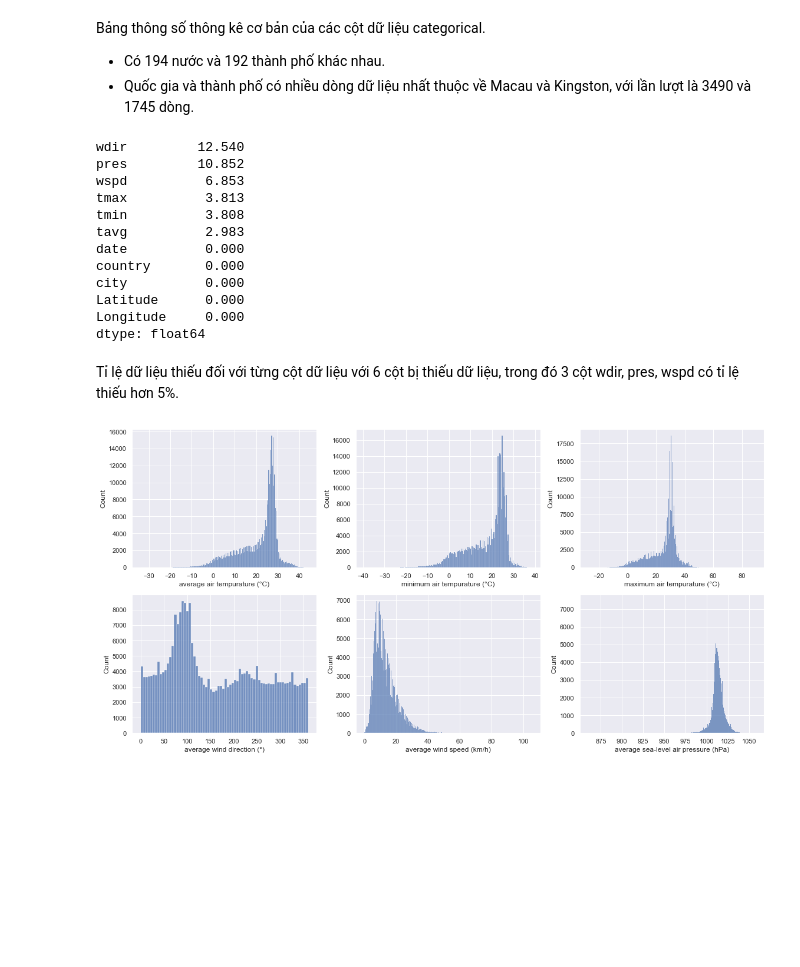
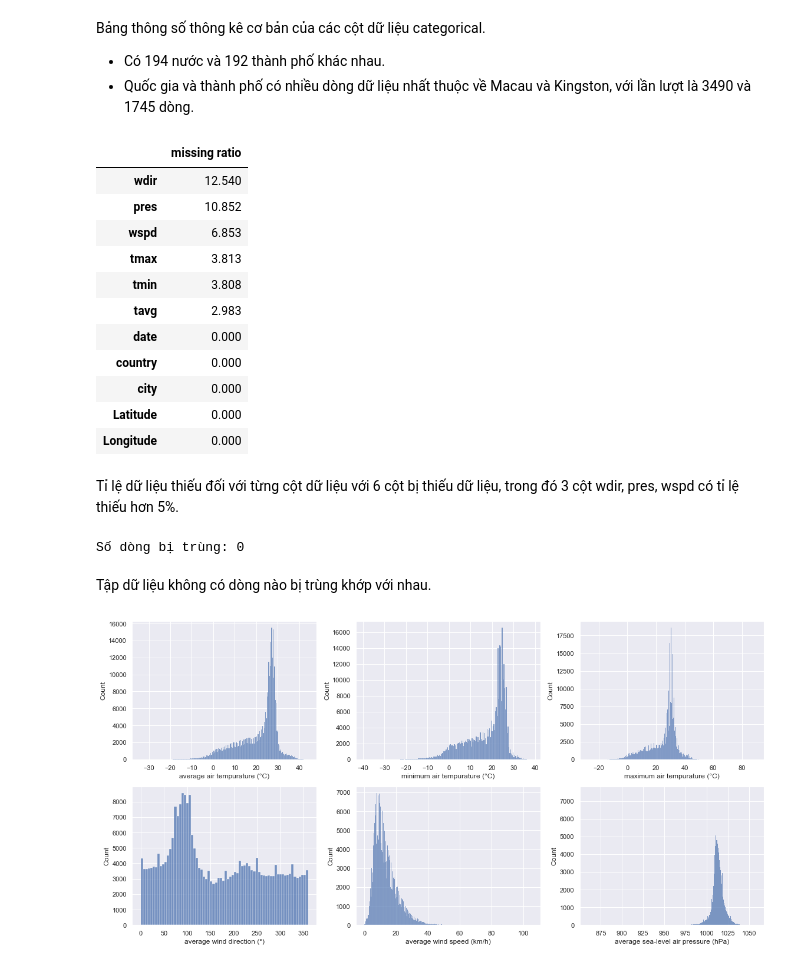
Before and after one commit to the0nlyWyvern/Weather-Analysis, a Jupyter notebook: Gathering_data.ipynb, the cells around one changed output. Saved outputs shown, nothing was run; the diff lists cells and outputs as text; code cells hidden in the pictures; blank space fills up the shorter version.

```diff
--- a/Gathering_data.ipynb
+++ b/Gathering_data.ipynb
@@ -100,26 +100,39 @@ weather_df[['city', 'country']].describe()
 Bảng thông số thông kê cơ bản của các cột dữ liệu categorical.
 * Có 194 nước và 192 thành phố khác nhau.
 * Quốc gia và thành phố có nhiều dòng dữ liệu nhất thuộc về Macau và Kingston, với lần lượt là 3490 và 1745 dòng.
-# %%
-def missing_ratio(s):
-  return s.isna().mean()*100
-
-weather_df.agg(missing_ratio).round(3).sort_values(ascending = False)
-# %% [output]
-wdir         12.540
-pres         10.852
-wspd          6.853
-tmax          3.813
-tmin          3.808
-tavg          2.983
-date          0.000
-country       0.000
-city          0.000
-Latitude      0.000
-Longitude     0.000
-dtype: float64
+# %%
+def missing_ratio(s):
+  '''
+    input: the column of the dataframe or a series object
+    output: the missing values ratio of the input column in percentage from 0 to 100
+    calculating the missing values ratio of a column
+  '''
+  return s.isna().mean()*100
+
+missing_ratio_df = weather_df.agg(missing_ratio).round(3).to_frame(name = 'missing ratio')
+missing_ratio_df.sort_values(by = 'missing ratio', ascending = False)
+# %% [output]
+|  | missing ratio |
+| wdir | 12.540 |
+| pres | 10.852 |
+| wspd | 6.853 |
+| tmax | 3.813 |
+| tmin | 3.808 |
+| tavg | 2.983 |
+| date | 0.000 |
+| country | 0.000 |
+| city | 0.000 |
+| Latitude | 0.000 |
+| Longitude | 0.000 |
 # %% [markdown]
 Tỉ lệ dữ liệu thiếu đối với từng cột dữ liệu với 6 cột bị thiếu dữ liệu, trong đó 3 cột wdir, pres, wspd có tỉ lệ thiếu hơn 5%.
+# %%
+rows_dup_count = weather_df.duplicated().sum()
+print('Số dòng bị trùng: {}'.format(rows_dup_count))
+# %% [output]
+Số dòng bị trùng: 0
+# %% [markdown]
+Tập dữ liệu không có dòng nào bị trùng khớp với nhau.
 # %%
 numeric_df = weather_df[['tavg', 'tmin', 'tmax', 'wdir', 'wspd', 'pres']]
 col_describe = {
```
Also changed, not shown: parts of 1 cell of this notebook.
